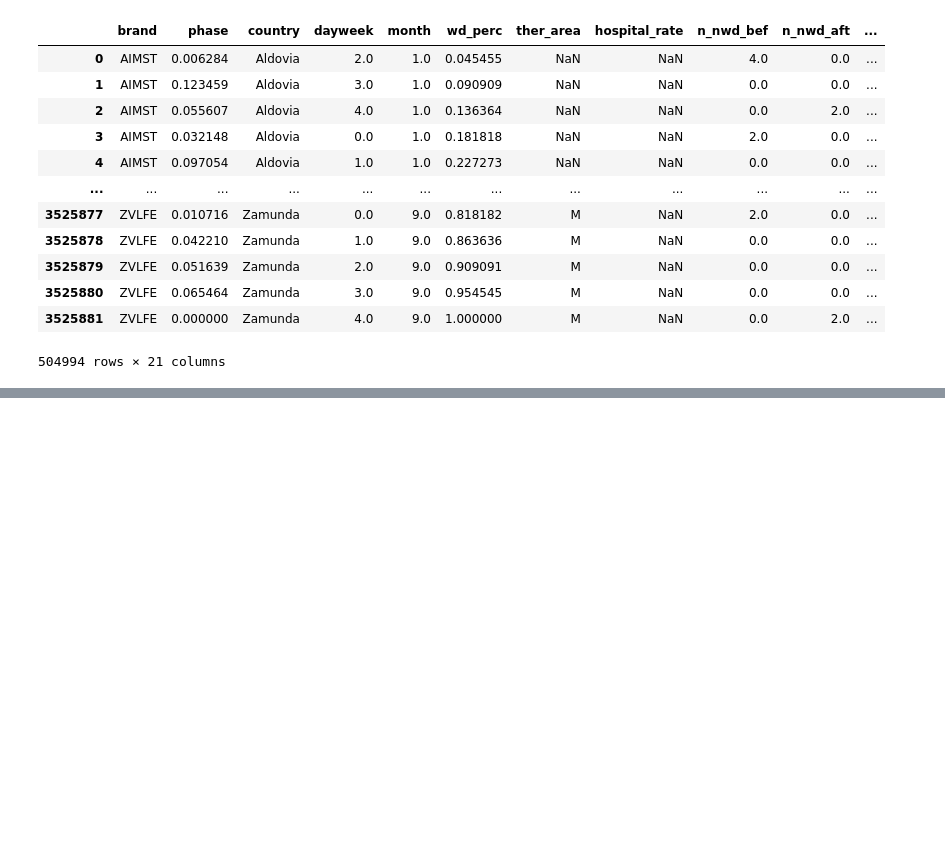
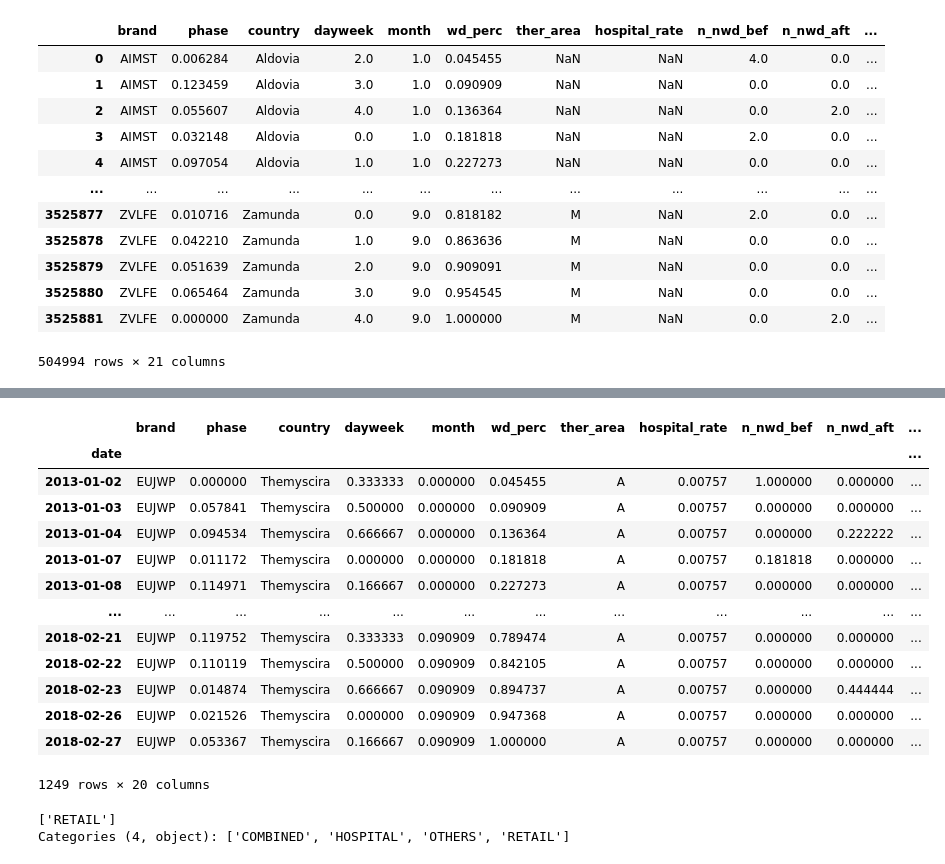
Before and after one commit to debsankarde/Novartis-datathon-2023, a Jupyter notebook: data_submission/eda.ipynb, the cells around one changed output, grey strips where cells are left out. Saved outputs shown, nothing was run; the diff lists cells and outputs as text; code cells hidden in the pictures; blank space fills up the shorter version.

```diff
--- a/data_submission/eda.ipynb
+++ b/data_submission/eda.ipynb
@@ -603,3 +608,9 @@ df[df.isnull().any(axis=1)]
 | 3525880 | ZVLFE | 0.065464 | Zamunda | 3.0 | 9.0 | 0.954545 | M | NaN | 0.0 | 0.0 | ... |
 | 3525881 | ZVLFE | 0.000000 | Zamunda | 4.0 | 9.0 | 1.000000 | M | NaN | 0.0 | 2.0 | ... |
 504994 rows × 21 columns
+# %%
+# Filter the data for the current species and elevation combination
+group_df = df[(df['country']=='Themyscira') & (df['brand'] == 'EUJWP')]
+# Sort the DataFrame by the 'Date' column in ascending order
+group_df = group_df.sort_values(by='date')
+group_df
@@ -605,0 +668,29 @@ df[df.isnull().any(axis=1)]
+# %%
+group_df.index = pd.DatetimeIndex(group_df.index).to_period('D')  # Setting up daily frequency
+# %%
+# Example using MinMaxScaler
+scaler = MinMaxScaler()
+col=['dayweek', 'month', 'n_nwd_bef', 'n_nwd_aft', 'n_weekday_0', 'n_weekday_1', 'n_weekday_2', 'n_weekday_3', 'n_weekday_4', 'wd', 'wd_left']
+scaler.fit_transform(group_df[col])
+group_df[col] = scaler.fit_transform(group_df[col])
+group_df
+# %% [output]
+|  | brand | phase | country | dayweek | month | wd_perc | ther_area | hospital_rate | n_nwd_bef | n_nwd_aft | ... |
+| date |  |  |  |  |  |  |  |  |  |  | ... |
+| 2013-01-02 | EUJWP | 0.000000 | Themyscira | 0.333333 | 0.000000 | 0.045455 | A | 0.00757 | 1.000000 | 0.000000 | ... |
+| 2013-01-03 | EUJWP | 0.057841 | Themyscira | 0.500000 | 0.000000 | 0.090909 | A | 0.00757 | 0.000000 | 0.000000 | ... |
+| 2013-01-04 | EUJWP | 0.094534 | Themyscira | 0.666667 | 0.000000 | 0.136364 | A | 0.00757 | 0.000000 | 0.222222 | ... |
+| 2013-01-07 | EUJWP | 0.011172 | Themyscira | 0.000000 | 0.000000 | 0.181818 | A | 0.00757 | 0.181818 | 0.000000 | ... |
+| 2013-01-08 | EUJWP | 0.114971 | Themyscira | 0.166667 | 0.000000 | 0.227273 | A | 0.00757 | 0.000000 | 0.000000 | ... |
+| ... | ... | ... | ... | ... | ... | ... | ... | ... | ... | ... | ... |
+| 2018-02-21 | EUJWP | 0.119752 | Themyscira | 0.333333 | 0.090909 | 0.789474 | A | 0.00757 | 0.000000 | 0.000000 | ... |
+| 2018-02-22 | EUJWP | 0.110119 | Themyscira | 0.500000 | 0.090909 | 0.842105 | A | 0.00757 | 0.000000 | 0.000000 | ... |
+| 2018-02-23 | EUJWP | 0.014874 | Themyscira | 0.666667 | 0.090909 | 0.894737 | A | 0.00757 | 0.000000 | 0.444444 | ... |
+| 2018-02-26 | EUJWP | 0.021526 | Themyscira | 0.000000 | 0.090909 | 0.947368 | A | 0.00757 | 0.000000 | 0.000000 | ... |
+| 2018-02-27 | EUJWP | 0.053367 | Themyscira | 0.166667 | 0.090909 | 1.000000 | A | 0.00757 | 0.000000 | 0.000000 | ... |
+1249 rows × 20 columns
+# %%
+group_df['main_channel'].unique()
+# %% [output]
+['RETAIL']
+Categories (4, object): ['COMBINED', 'HOSPITAL', 'OTHERS', 'RETAIL']
```
Also changed, not shown: parts of 11 cells of this notebook.
